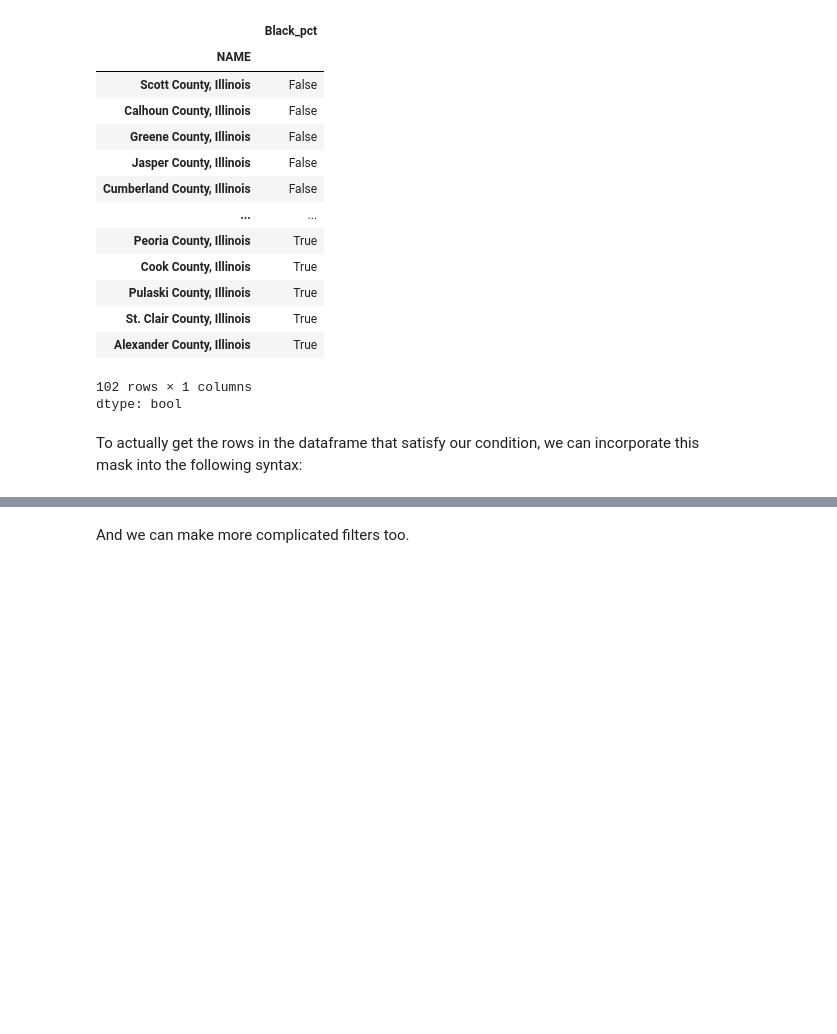
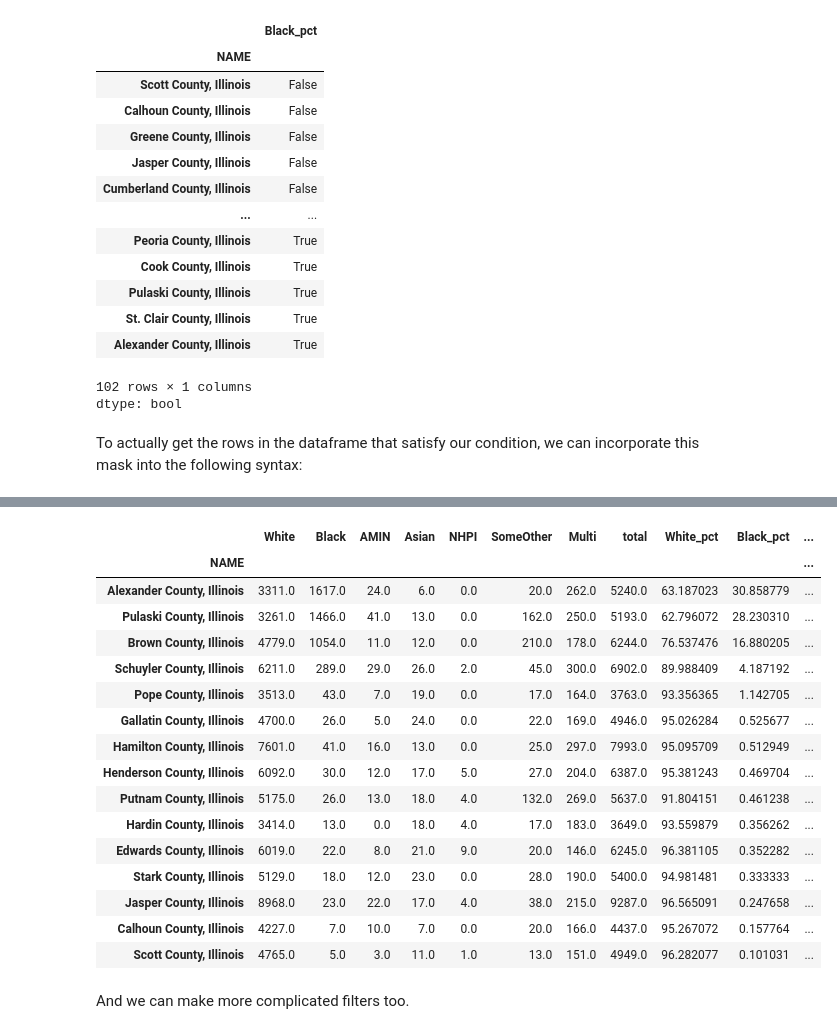
Before and after one commit to sguimaraes-uchi/Notebooks, a Jupyter notebook: Notebook1.ipynb, the cells around one changed output, grey strips where cells are left out. Saved outputs shown, nothing was run; the diff lists cells and outputs as text; code cells hidden in the pictures; blank space fills up the shorter version.

```diff
--- a/Notebook1.ipynb
+++ b/Notebook1.ipynb
@@ -598,6 +601,27 @@ race_df.loc[race_df["Black_pct"] > 15]
 | Pulaski County, Illinois | 3261.0 | 1466.0 | 41.0 | 13.0 | 0.0 | 162.0 | 250.0 | 5193.0 | 62.796072 | 28.230310 | ... |
 | St. Clair County, Illinois | 153376.0 | 76564.0 | 881.0 | 3711.0 | 188.0 | 5288.0 | 17392.0 | 257400.0 | 59.586636 | 29.745144 | ... |
 | Alexander County, Illinois | 3311.0 | 1617.0 | 24.0 | 6.0 | 0.0 | 20.0 | 262.0 | 5240.0 | 63.187023 | 30.858779 | ... |
+# %%
+### Homework Question
+race_df.loc[race_df["total"] <= 10000].sort_values(by=["Black_pct"], ascending = False)
+# %% [output]
+|  | White | Black | AMIN | Asian | NHPI | SomeOther | Multi | total | White_pct | Black_pct | ... |
+| NAME |  |  |  |  |  |  |  |  |  |  | ... |
+| Alexander County, Illinois | 3311.0 | 1617.0 | 24.0 | 6.0 | 0.0 | 20.0 | 262.0 | 5240.0 | 63.187023 | 30.858779 | ... |
+| Pulaski County, Illinois | 3261.0 | 1466.0 | 41.0 | 13.0 | 0.0 | 162.0 | 250.0 | 5193.0 | 62.796072 | 28.230310 | ... |
+| Brown County, Illinois | 4779.0 | 1054.0 | 11.0 | 12.0 | 0.0 | 210.0 | 178.0 | 6244.0 | 76.537476 | 16.880205 | ... |
+| Schuyler County, Illinois | 6211.0 | 289.0 | 29.0 | 26.0 | 2.0 | 45.0 | 300.0 | 6902.0 | 89.988409 | 4.187192 | ... |
+| Pope County, Illinois | 3513.0 | 43.0 | 7.0 | 19.0 | 0.0 | 17.0 | 164.0 | 3763.0 | 93.356365 | 1.142705 | ... |
+| Gallatin County, Illinois | 4700.0 | 26.0 | 5.0 | 24.0 | 0.0 | 22.0 | 169.0 | 4946.0 | 95.026284 | 0.525677 | ... |
+| Hamilton County, Illinois | 7601.0 | 41.0 | 16.0 | 13.0 | 0.0 | 25.0 | 297.0 | 7993.0 | 95.095709 | 0.512949 | ... |
+| Henderson County, Illinois | 6092.0 | 30.0 | 12.0 | 17.0 | 5.0 | 27.0 | 204.0 | 6387.0 | 95.381243 | 0.469704 | ... |
+| Putnam County, Illinois | 5175.0 | 26.0 | 13.0 | 18.0 | 4.0 | 132.0 | 269.0 | 5637.0 | 91.804151 | 0.461238 | ... |
+| Hardin County, Illinois | 3414.0 | 13.0 | 0.0 | 18.0 | 4.0 | 17.0 | 183.0 | 3649.0 | 93.559879 | 0.356262 | ... |
+| Edwards County, Illinois | 6019.0 | 22.0 | 8.0 | 21.0 | 9.0 | 20.0 | 146.0 | 6245.0 | 96.381105 | 0.352282 | ... |
+| Stark County, Illinois | 5129.0 | 18.0 | 12.0 | 23.0 | 0.0 | 28.0 | 190.0 | 5400.0 | 94.981481 | 0.333333 | ... |
+| Jasper County, Illinois | 8968.0 | 23.0 | 22.0 | 17.0 | 4.0 | 38.0 | 215.0 | 9287.0 | 96.565091 | 0.247658 | ... |
+| Calhoun County, Illinois | 4227.0 | 7.0 | 10.0 | 7.0 | 0.0 | 20.0 | 166.0 | 4437.0 | 95.267072 | 0.157764 | ... |
+| Scott County, Illinois | 4765.0 | 5.0 | 3.0 | 11.0 | 1.0 | 13.0 | 151.0 | 4949.0 | 96.282077 | 0.101031 | ... |
 # %% [markdown]
 And we can make more complicated filters too.
 # %%
```
Also changed, not shown: parts of 6 cells of this notebook.
